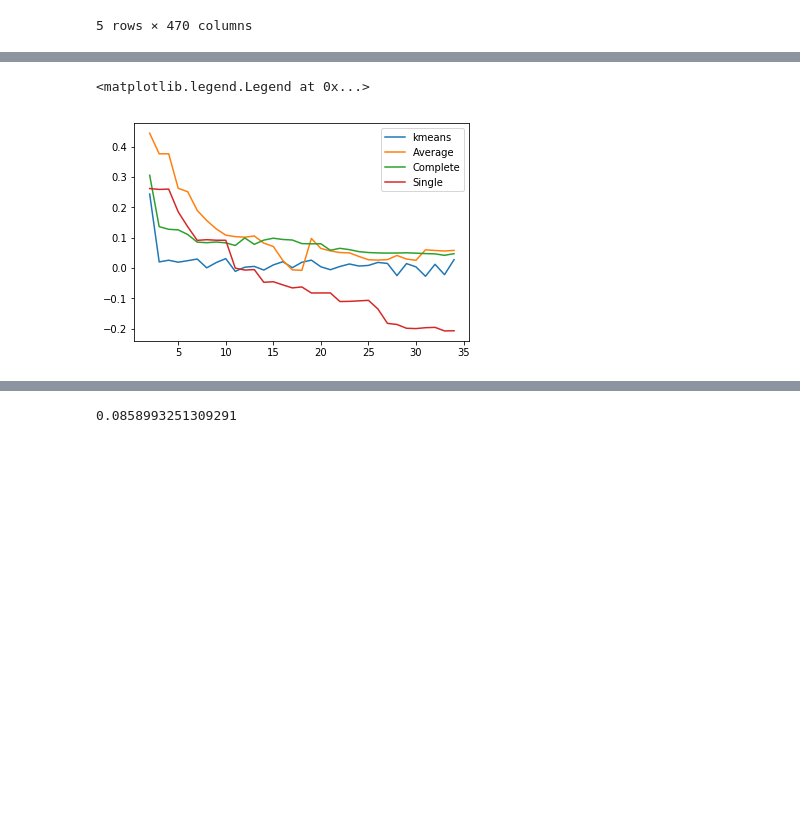
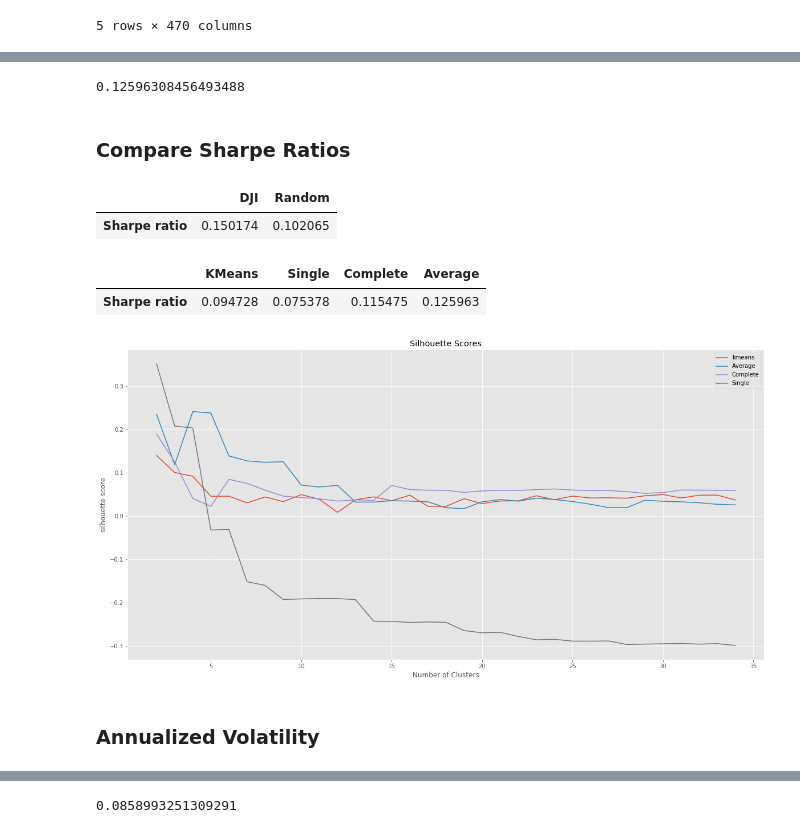
Before and after one commit to jiyoungsim/Portfolio-Diversification-Based-on-Clustering-Analysis, a Jupyter notebook: Final Project/Project.ipynb, the cells around one changed output, grey strips where cells are left out. Saved outputs shown, nothing was run; the diff lists cells and outputs as text; code cells hidden in the pictures; blank space fills up the shorter version.

```diff
--- a/Final Project/Project.ipynb
+++ b/Final Project/Project.ipynb
@@ -38,12 +49,12 @@ prices_learn.head()
 # %%
-# Compute log returns of S&P500 for the learning period
-returns = prices_learn.pct_change()
+# Compute log returns of S&P500 for the training period
+returns = prices_train.pct_change()
 returns = np.log(1 + returns)#.mean()*len(returns)
 returns = pd.DataFrame(returns)
-returns.plot(legend = False)
 
-# Compute Sharpe ratio of each stock in S&P500 for the learning period
-sharpe_ratio = pd.DataFrame(returns[1: ].mean()/returns[1: ].std(),columns = ['Sharpe'])
+ax = returns.plot(legend=False, figsize=(20,10))
+ax.set_ylabel('log returns')
+ax.set_title('Log Returns of S&P500 Stocks for Training Period')
 returns[1:].head()
 # %% [output]
 |  | AAL | AAPL | AAP | ABBV | ABC | ABT | ACN | ADBE | ADI | ADM | ... | ... |
@@ -195,0 +314,20 @@ portf_sharpe(portfolio['Sharpe'],prices_learn) # > 0.046057 (DJI Sharpe)
+# %%
+prices_train = prices_df.loc["2016-02-07":"2017-02-07"]
+
+# Compute log returns of S&P500 for the training period
+returns = prices_train.pct_change()
+returns = np.log(1 + returns)#.mean()*len(returns)
+returns = pd.DataFrame(returns)
+# %%
+# Fit K means clustering to S&P500 data for the training period with k=30
+X = returns[1:].transpose()
+groups = KMeans(n_clusters=30,random_state=0).fit_predict(X)
+
+# Group stocks in S&P500 by the 30 clusters and construct a portfolio with by selecting the stock with highest Sharpe ratio from each cluster
+df = pd.DataFrame(groups, index=prices_train.columns, columns = ['Group'])
+df = pd.concat([df, sharpe_ratio], axis=1)
+portfolio = df.groupby(['Group']).idxmax()
+
+# Compute Sharpe ratio of the portfolio
+sharpe_kmeans = portf_sharpe(portfolio['Sharpe'], prices_test) # > 0.046057 (DJI Sharpe)
+sharpe_kmeans
@@ -195,0 +336,3 @@ portf_sharpe(portfolio['Sharpe'],prices_learn) # > 0.046057 (DJI Sharpe)
+# %%
+corrmat = calcCorr(returns[1: ])
+D = correlDist(corrmat)
@@ -210,6 +374,34 @@ portf_sharpe(portfolio['Sharpe'],prices_learn) # > 0.046057 (DJI Sharpe)
+# %%
+# Fit Agglomerative clustering with n_clusters=30, precomputed custom distance matrix, and 'linkage = average'
+agg = AgglomerativeClustering(n_clusters=30, affinity = 'precomputed',linkage = 'average')
+groups = agg.fit_predict(D)  # Returns class labels.
+
+# Group stocks in S&P500 by the 30 clusters and construct a portfolio with by selecting the stock with highest Sharpe ratio from each cluster
+df = pd.DataFrame(groups, index=prices_train.columns, columns = ['Group'])
+df = pd.concat([df, sharpe_ratio], axis=1)
+portfolio = df.groupby(['Group']).idxmax()
+
+# Compute Sharpe ratio of the portfolio
+sharpe_average = portf_sharpe(portfolio['Sharpe'],prices_test)
+sharpe_average
+# %% [output]
+0.12596308456493488
+# %% [markdown]
+### Compare Sharpe Ratios
+# %%
+portfolios = pd.DataFrame([[sharpe_kmeans, sharpe_single, sharpe_complete, sharpe_average]])
+portfolios.rename(columns={0:'KMeans', 1:'Single', 2:'Complete', 3:'Average'}, index={0:'Sharpe ratio'}, inplace=True)
+
+benchmarks
+# %% [output]
+|  | DJI | Random |
+| Sharpe ratio | 0.150174 | 0.102065 |
+# %%
+portfolios
+# %% [output]
+|  | KMeans | Single | Complete | Average |
+| Sharpe ratio | 0.094728 | 0.075378 | 0.115475 | 0.125963 |
 # %%
-from sklearn.metrics import silhouette_score
-
 # Create an array for the range of number of clusters
 clusters=range(2,35,1)
 
@@ -221,43 +413,46 @@ for k in clusters:
     score = silhouette_score(X,labels)
     scores.append(score)
 
-plt.figure()
+plt.figure(figsize=(20,10))
 plt.plot(clusters,scores)
 
 # Compute the silhouette score for Agglomerative cluster with 'linkage = average' with different n_cluster's and plot
 scores = []
 for k in clusters:
     ag = AgglomerativeClustering(n_clusters=k, affinity = 'precomputed',linkage = 'average')
     labels = ag.fit_predict(D)
     score = silhouette_score(D,labels)
     scores.append(score)
 
 plt.plot(clusters,scores)
 
 # Compute the silhouette score for Agglomerative cluster with 'linkage = complete' with different n_cluster's and plot
 scores = []
 for k in clusters:
     ag = AgglomerativeClustering(n_clusters=k, affinity = 'precomputed',linkage = 'complete')
     labels = ag.fit_predict(D)
     score = silhouette_score(D,labels)
     scores.append(score)
 
 plt.plot(clusters,scores)
 
 # Compute the silhouette score for Agglomerative cluster with 'linkage = single' with different n_cluster's and plot
 scores = []
 for k in clusters:
     ag = AgglomerativeClustering(n_clusters=k, affinity = 'precomputed',linkage = 'single')
     labels = ag.fit_predict(D)
     score = silhouette_score(D,labels)
     scores.append(score)
 
 plt.plot(clusters,scores)
-
-plt.legend(['kmeans','Average','Complete','Single'])
+plt.title('Silhouette Scores')
+plt.xlabel('Number of Clusters')
+plt.ylabel('silhouette score')
+plt.legend(['kmeans','Average','Complete','Single']);
 # %% [output]
-<matplotlib.legend.Legend at 0x...>
-[figure, old version]
+[figure, new version]
+# %% [markdown]
+### Annualized Volatility
 # %%
 # Compute log returns of S&P500 for the test period
 test_returns = prices_test.pct_change()
```
Also changed, not shown: parts of 41 cells of this notebook, 2 other files.
